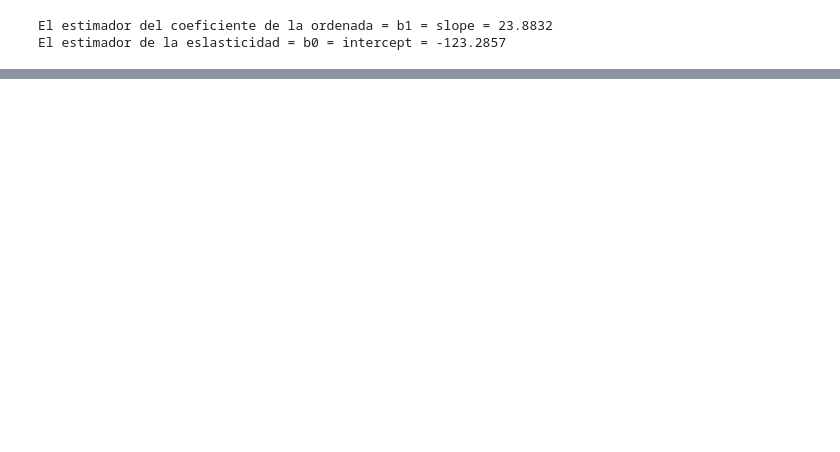
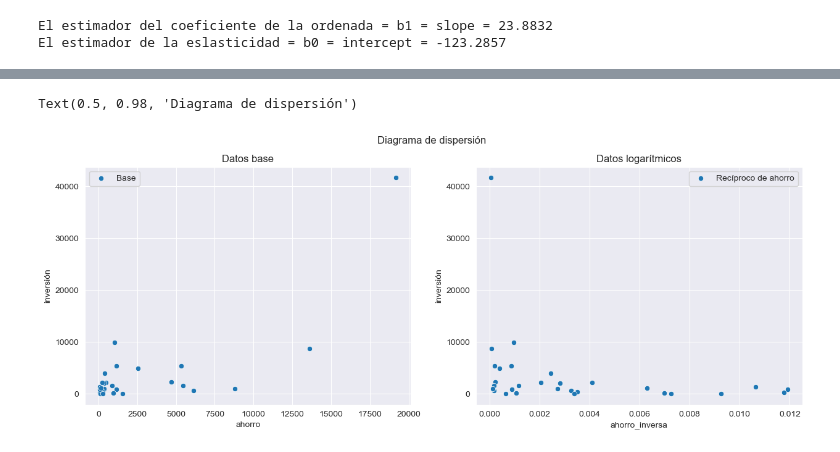
Before and after one commit to Anonymate054/MCD-Econometrics, a Jupyter notebook: notebooks/homeworks/0.0-leng-HW04.ipynb, the cells around one changed output, grey strips where cells are left out. Cells and saved outputs as stored; diff of their text form; code cells hidden in the pictures; blank space fills up the shorter version.

```diff
--- a/notebooks/homeworks/0.0-leng-HW04.ipynb
+++ b/notebooks/homeworks/0.0-leng-HW04.ipynb
@@ -473,0 +657,17 @@ El estimador de la eslasticidad = b0 = intercept = -123.2857
+# %%
+# Create the figure and axis objects
+fig, ax = plt.subplots(1, 2, figsize=(15, 5))
+
+# Plot the first scatter plot
+sns.scatterplot(data=df4, x='ahorro', y='inversión', ax=ax[0], label='Base')
+ax[0].set_title("Datos base")
+
+# Plot the second scatter plot
+sns.scatterplot(data=df4, x='ahorro_inversa', y='inversión', ax=ax[1], label='Recíproco de ahorro')
+ax[1].set_title("Datos logarítmicos")
+
+# Set a general title for the figure
+fig.suptitle('Diagrama de dispersión')
+# %% [output]
+Text(0.5, 0.98, 'Diagrama de dispersión')
+[figure, added]
```
Also changed, not shown: parts of 30 cells of this notebook.
